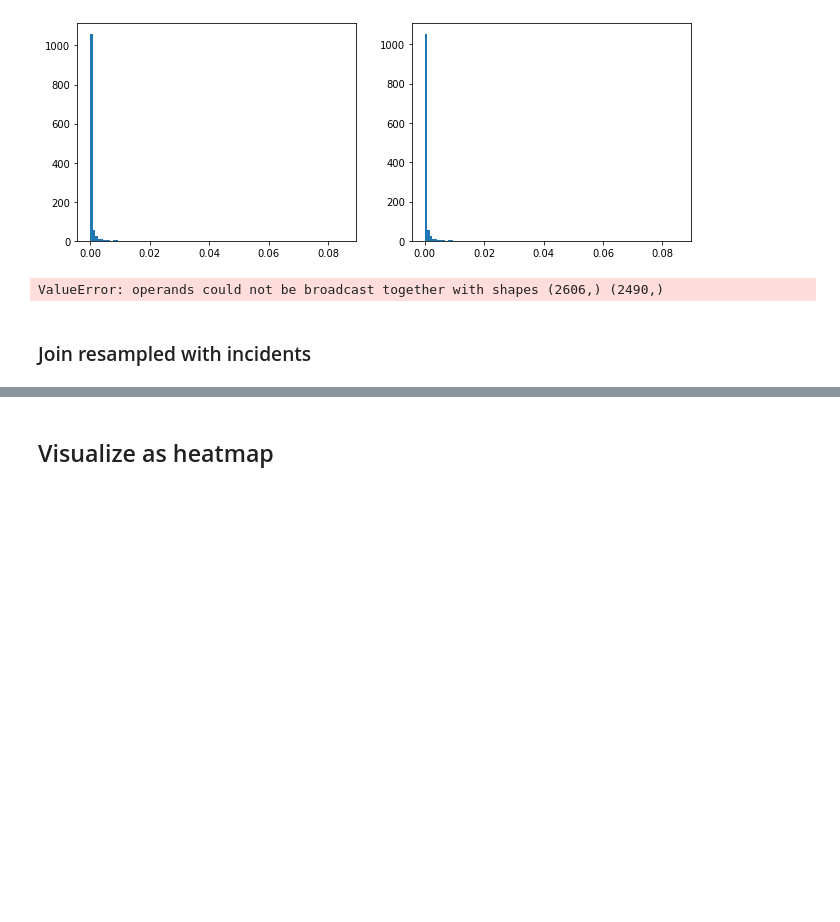
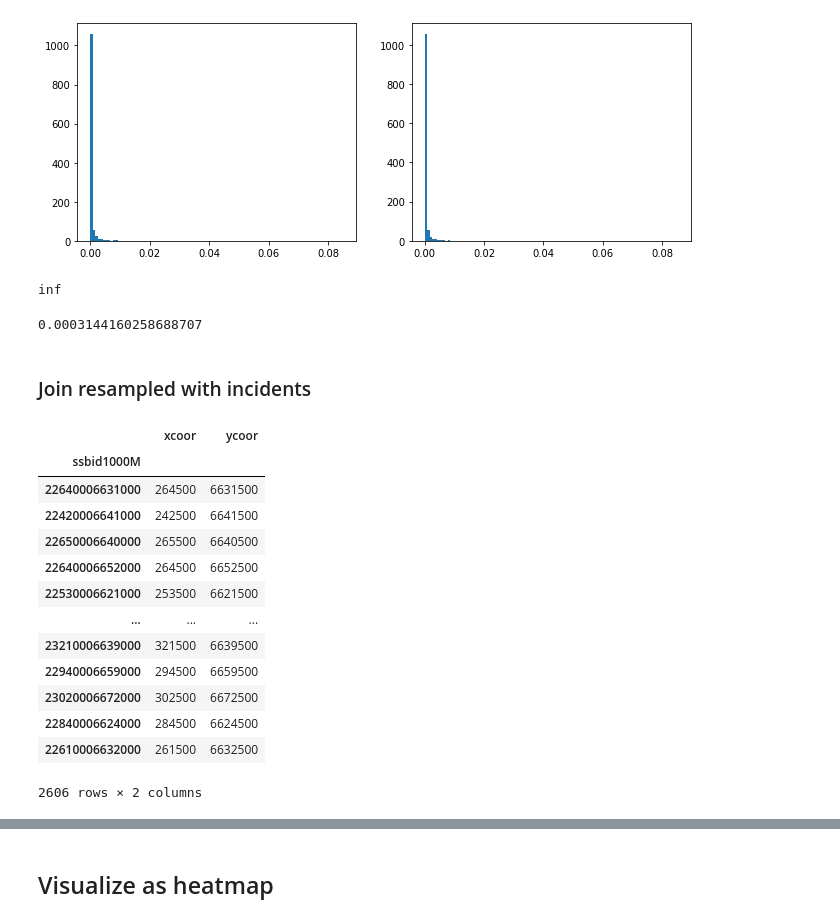
Before and after one commit to Magssch/gecco-2023-ambulance-allocation, a Jupyter notebook: scripts/notebooks/nicklas_spacial.ipynb, the cells around one changed output, grey strips where cells are left out. Drawn from its saved outputs; the diff is of its cells as text; code cells hidden in the pictures; blank space fills up the shorter version.

```diff
--- a/scripts/notebooks/nicklas_spacial.ipynb
+++ b/scripts/notebooks/nicklas_spacial.ipynb
@@ -164,9 +196,14 @@ ax2.hist(resampled_distribution, bins=100, density=True);
 # Information entropy
 def kl_divergence(p, q):
     return np.sum(np.where(p != 0, p * np.log(p / q), 0))
+# %%
+from scipy.special import rel_entr
+sum(rel_entr(distribution.values, resampled_distribution.values))
+# %% [output]
+inf
 # %%
-kl_divergence(distribution.values, resampled_distribution.values)
+kl_divergence(resampled_distribution.values, distribution.values)
 # %% [output]
-ValueError: operands could not be broadcast together with shapes (2606,) (2490,)
+0.0003144160258688707
 # %% [markdown]
 ### Join resampled with incidents
@@ -174,0 +210,18 @@ ValueError: operands could not be broadcast together with shapes (2606,) (2490,)
+# %%
+spacial_lookup = spacial.drop_duplicates().set_index('ssbid1000M')
+spacial_lookup
+# %% [output]
+|  | xcoor | ycoor |
+| ssbid1000M |  |  |
+| 22640006631000 | 264500 | 6631500 |
+| 22420006641000 | 242500 | 6641500 |
+| 22650006640000 | 265500 | 6640500 |
+| 22640006652000 | 264500 | 6652500 |
+| 22530006621000 | 253500 | 6621500 |
+| ... | ... | ... |
+| 23210006639000 | 321500 | 6639500 |
+| 22940006659000 | 294500 | 6659500 |
+| 23020006672000 | 302500 | 6672500 |
+| 22840006624000 | 284500 | 6624500 |
+| 22610006632000 | 261500 | 6632500 |
+2606 rows × 2 columns
```
Also changed, not shown: parts of 9 cells of this notebook.
